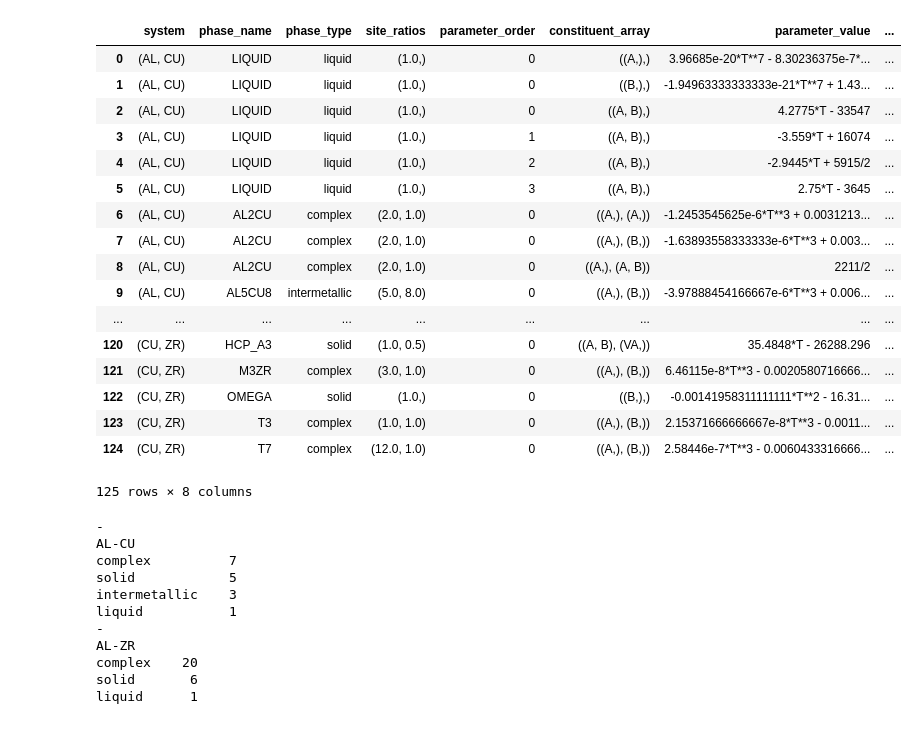
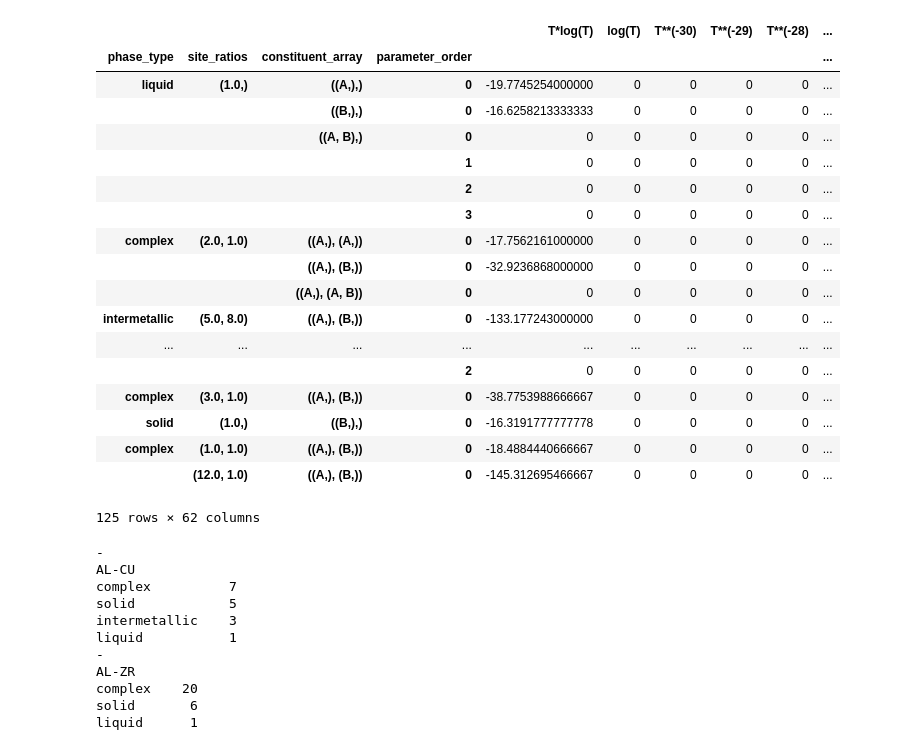
Before and after one commit to richardotis/pycalphad-sandbox, a Jupyter notebook: DatabasePriors.ipynb, the cells around one changed output. Saved outputs shown, nothing was run; the diff lists cells and outputs as text; code cells hidden in the pictures.

Commit message:
DatabasePriors: Use multi-index for model-specific statistics

```diff
--- a/DatabasePriors.ipynb
+++ b/DatabasePriors.ipynb
@@ -36,13 +36,14 @@ def categorize_phase(phase_name, constituents, site_ratios):
     else:
         return 'complex'
 
-def extract_coefficients(expr):
-    polys = [v.T*sympy.log(v.T), sympy.log(v.T)] + [v.T**n for n in range(-30,30)]
+def extract_coefficients(expr, polys):
     result = {}
     for poly in polys:
-        coef = expr.coeff(poly)
-        if coef is not sympy.S.Zero:
-            result[poly] = coef
+        if poly == 1:
+            continue
+        else:
+            coef = expr.coeff(poly)
+        result[poly] = coef
         expr = expr - poly*coef
     expr = expr.n()
     if isinstance(expr, (sympy.Float, sympy.Integer)):
@@ -50,7 +51,7 @@ def extract_coefficients(expr):
         expr = sympy.S.Zero
     if expr is not sympy.S.Zero:
         raise ValueError(expr)
-    return result
+    return tuple(result[p] for p in polys)
 
 total_results = []
 
@@ -86,41 +87,43 @@ for combo in itertools.combinations(dbf.elements - {'VA', '/-'}, 2):
             pw_atoms = param_val.atoms(sympy.Piecewise)
             pw_dict = {key: average_piecewise(key) for key in pw_atoms}
             param_val = param_val.subs(pw_dict)
+            polys = [v.T*sympy.log(v.T), sympy.log(v.T)] + [v.T**n for n in range(-30,0)] + [v.T**n for n in range(1,30)] + [1]
             columns = ['system', 'phase_name', 'phase_type', 'site_ratios',
-                       'parameter_order', 'constituent_array', 'parameter_value', 'extracted_coefficients']
+                       'parameter_order', 'constituent_array', 'parameter_value'] + \
+                        [str(x) for x in polys]
             id_tuple = (tuple(c for c in combo_str if c != 'VA'), param['phase_name'],
                         categorize_phase(param['phase_name'], dbf.phases[param['phase_name']].constituents, reduced_ratios),
                         reduced_ratios, param['parameter_order'],
                         genericize(combo_dict, param['constituent_array']),
-                        param_val,
-                        extract_coefficients(param_val)
-                       )
+                        param_val) + extract_coefficients(param_val, polys)
             total_results.append(id_tuple)
 # %%
 import pandas as pd
 from IPython.display import display
 
 df = pd.DataFrame(total_results, columns=columns)
-display(df)
+multi_df = df.drop(columns=['system', 'phase_name', 'parameter_value']).set_index(['phase_type', 'site_ratios', 'constituent_array', 'parameter_order'])
+display(multi_df)
 # %% [output]
-|  | system | phase_name | phase_type | site_ratios | parameter_order | constituent_array | parameter_value | ... |
-| 0 | (AL, CU) | LIQUID | liquid | (1.0,) | 0 | ((A,),) | 3.96685e-20*T**7 - 8.30236375e-7*... | ... |
-| 1 | (AL, CU) | LIQUID | liquid | (1.0,) | 0 | ((B,),) | -1.94963333333333e-21*T**7 + 1.43... | ... |
-| 2 | (AL, CU) | LIQUID | liquid | (1.0,) | 0 | ((A, B),) | 4.2775*T - 33547 | ... |
-| 3 | (AL, CU) | LIQUID | liquid | (1.0,) | 1 | ((A, B),) | -3.559*T + 16074 | ... |
-| 4 | (AL, CU) | LIQUID | liquid | (1.0,) | 2 | ((A, B),) | -2.9445*T + 5915/2 | ... |
-| 5 | (AL, CU) | LIQUID | liquid | (1.0,) | 3 | ((A, B),) | 2.75*T - 3645 | ... |
-| 6 | (AL, CU) | AL2CU | complex | (2.0, 1.0) | 0 | ((A,), (A,)) | -1.2453545625e-6*T**3 + 0.0031213... | ... |
-| 7 | (AL, CU) | AL2CU | complex | (2.0, 1.0) | 0 | ((A,), (B,)) | -1.63893558333333e-6*T**3 + 0.003... | ... |
-| 8 | (AL, CU) | AL2CU | complex | (2.0, 1.0) | 0 | ((A,), (A, B)) | 2211/2 | ... |
-| 9 | (AL, CU) | AL5CU8 | intermetallic | (5.0, 8.0) | 0 | ((A,), (B,)) | -3.97888454166667e-6*T**3 + 0.006... | ... |
-| ... | ... | ... | ... | ... | ... | ... | ... | ... |
-| 120 | (CU, ZR) | HCP_A3 | solid | (1.0, 0.5) | 0 | ((A, B), (VA,)) | 35.4848*T - 26288.296 | ... |
-| 121 | (CU, ZR) | M3ZR | complex | (3.0, 1.0) | 0 | ((A,), (B,)) | 6.46115e-8*T**3 - 0.0020580716666... | ... |
-| 122 | (CU, ZR) | OMEGA | solid | (1.0,) | 0 | ((B,),) | -0.00141958311111111*T**2 - 16.31... | ... |
-| 123 | (CU, ZR) | T3 | complex | (1.0, 1.0) | 0 | ((A,), (B,)) | 2.15371666666667e-8*T**3 - 0.0011... | ... |
-| 124 | (CU, ZR) | T7 | complex | (12.0, 1.0) | 0 | ((A,), (B,)) | 2.58446e-7*T**3 - 0.0060433316666... | ... |
+|  |  |  |  | T*log(T) | log(T) | T**(-30) | T**(-29) | T**(-28) | ... |
+| phase_type | site_ratios | constituent_array | parameter_order |  |  |  |  |  | ... |
+| liquid | (1.0,) | ((A,),) | 0 | -19.7745254000000 | 0 | 0 | 0 | 0 | ... |
+|  |  | ((B,),) | 0 | -16.6258213333333 | 0 | 0 | 0 | 0 | ... |
+|  |  | ((A, B),) | 0 | 0 | 0 | 0 | 0 | 0 | ... |
+|  |  |  | 1 | 0 | 0 | 0 | 0 | 0 | ... |
+|  |  |  | 2 | 0 | 0 | 0 | 0 | 0 | ... |
+|  |  |  | 3 | 0 | 0 | 0 | 0 | 0 | ... |
+| complex | (2.0, 1.0) | ((A,), (A,)) | 0 | -17.7562161000000 | 0 | 0 | 0 | 0 | ... |
+|  |  | ((A,), (B,)) | 0 | -32.9236868000000 | 0 | 0 | 0 | 0 | ... |
+|  |  | ((A,), (A, B)) | 0 | 0 | 0 | 0 | 0 | 0 | ... |
+| intermetallic | (5.0, 8.0) | ((A,), (B,)) | 0 | -133.177243000000 | 0 | 0 | 0 | 0 | ... |
+| ... | ... | ... | ... | ... | ... | ... | ... | ... | ... |
+|  |  |  | 2 | 0 | 0 | 0 | 0 | 0 | ... |
+| complex | (3.0, 1.0) | ((A,), (B,)) | 0 | -38.7753988666667 | 0 | 0 | 0 | 0 | ... |
+| solid | (1.0,) | ((B,),) | 0 | -16.3191777777778 | 0 | 0 | 0 | 0 | ... |
+| complex | (1.0, 1.0) | ((A,), (B,)) | 0 | -18.4884440666667 | 0 | 0 | 0 | 0 | ... |
+|  | (12.0, 1.0) | ((A,), (B,)) | 0 | -145.312695466667 | 0 | 0 | 0 | 0 | ... |
-125 rows × 8 columns
+125 rows × 62 columns
 # %%
 for system_name, system_df in df.groupby('system'):
     system_df = system_df.drop_duplicates(subset='phase_name')
```
